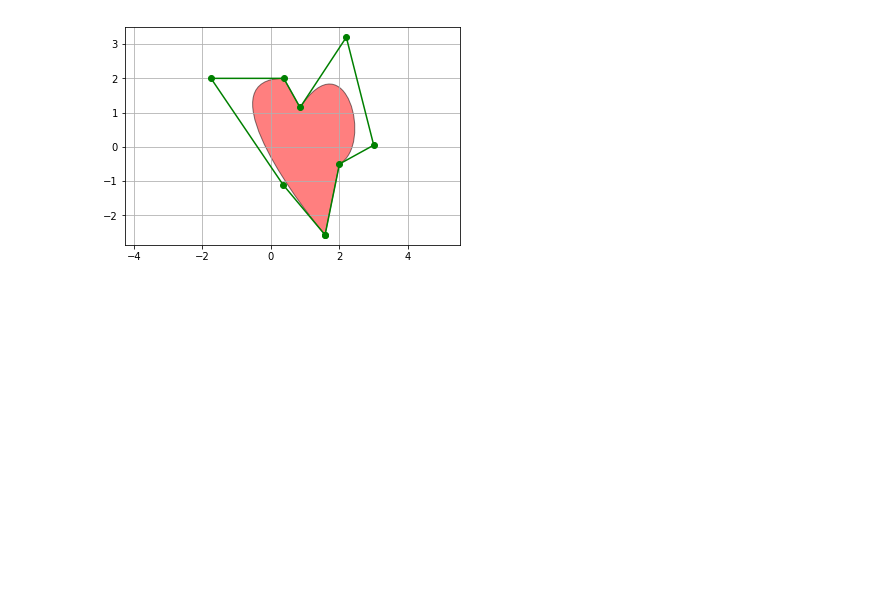
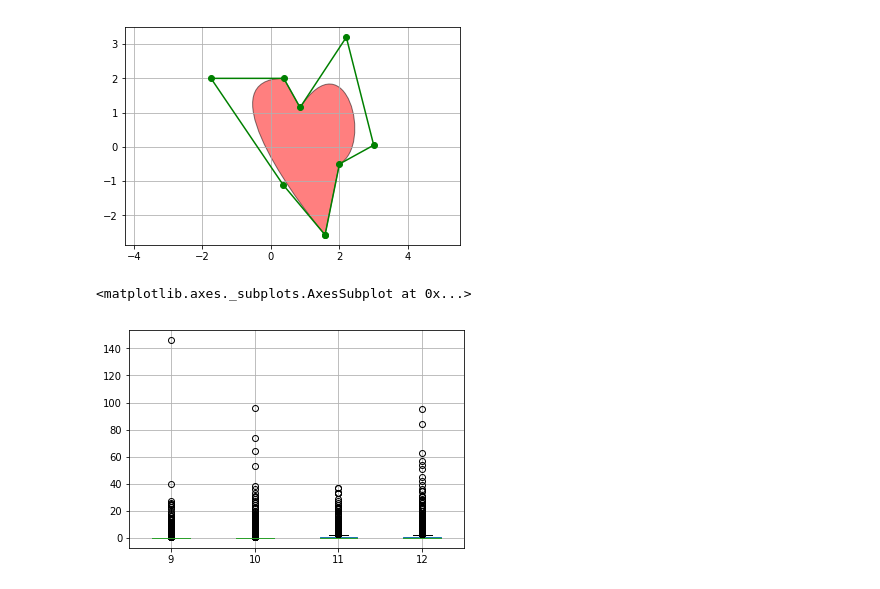
Before and after one commit to rianatanzen068/ce599, a Jupyter notebook: 15-Data Viz 1/data-viz.ipynb, the cells around one changed output. Drawn from its saved outputs; the diff is of its cells as text; code cells hidden in the pictures; blank space fills up the shorter version.

```diff
--- a/15-Data Viz 1/data-viz.ipynb
+++ b/15-Data Viz 1/data-viz.ipynb
@@ -622,3 +622,10 @@ ax.axis('equal')
 plt.show()
 # %% [output]
 [figure]
+# %%
+crash = pd.read_csv('crashes2.csv', encoding='utf-8')
+# %%
+crash.boxplot ()
+# %% [output]
+<matplotlib.axes._subplots.AxesSubplot at 0x...>
+[figure, added]
```
Also changed, not shown: parts of 7 cells of this notebook, 6 other files.
